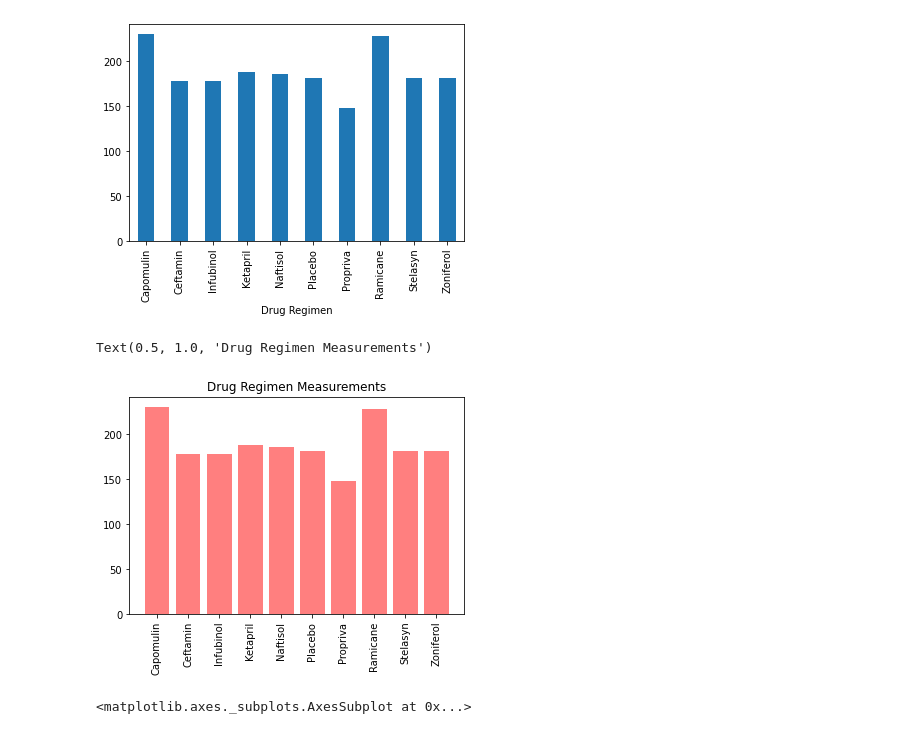
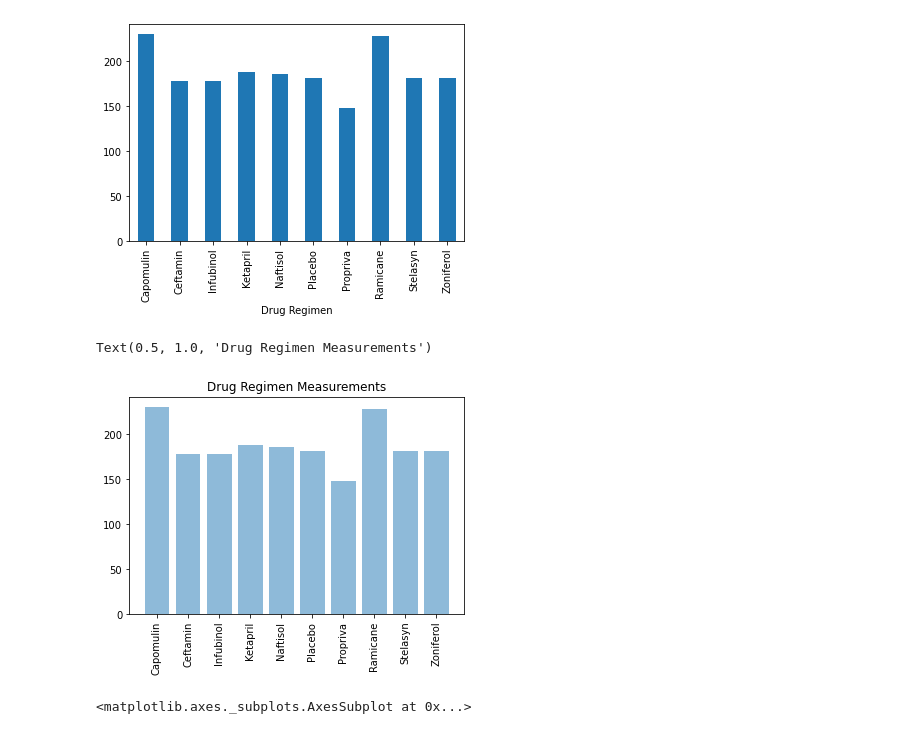
Before and after one commit to GND95/Matplotlib-Challenge, a Jupyter notebook: Pymaceuticals/Analysis.ipynb, the cells around one changed output. Drawn from its saved outputs; the diff is of its cells as text; code cells hidden in the pictures.

```diff
--- a/Pymaceuticals/Analysis.ipynb
+++ b/Pymaceuticals/Analysis.ipynb
@@ -132,15 +132,15 @@ drug_regimen_df["Tumor Volume (mm3)"].count().plot.bar()
 # %%
 # Generate a bar plot showing the total number of measurements taken on each drug regimen using pyplot.
 tumorVolumes = list(drug_regimen_df["Tumor Volume (mm3)"].count()) #converting to list for easier access to values
 drugNames = list(drug_regimen_df["Drug Regimen"].count().index) #get the drug names from the index; convert the names of the drugs to a list
 x_axis = drugNames
 
-plt.bar(x_axis, tumorVolumes, color='r', alpha=0.5, align="center")
+plt.bar(x_axis, tumorVolumes, alpha=0.5, align="center")
 plt.xticks(rotation=90) #rotate the names of the drugs 90 degrees so the text does not run together
 plt.title("Drug Regimen Measurements")
 # %% [output]
 Text(0.5, 1.0, 'Drug Regimen Measurements')
-[figure, old version]
+[figure, new version]
 # %%
 # Generate a pie plot showing the distribution of female versus male mice using pandas
 clean_mouse_df.groupby("Sex")["Mouse ID"].count().plot.pie(label="Mouse Gender")
```
Also changed, not shown: parts of 2 cells of this notebook.
